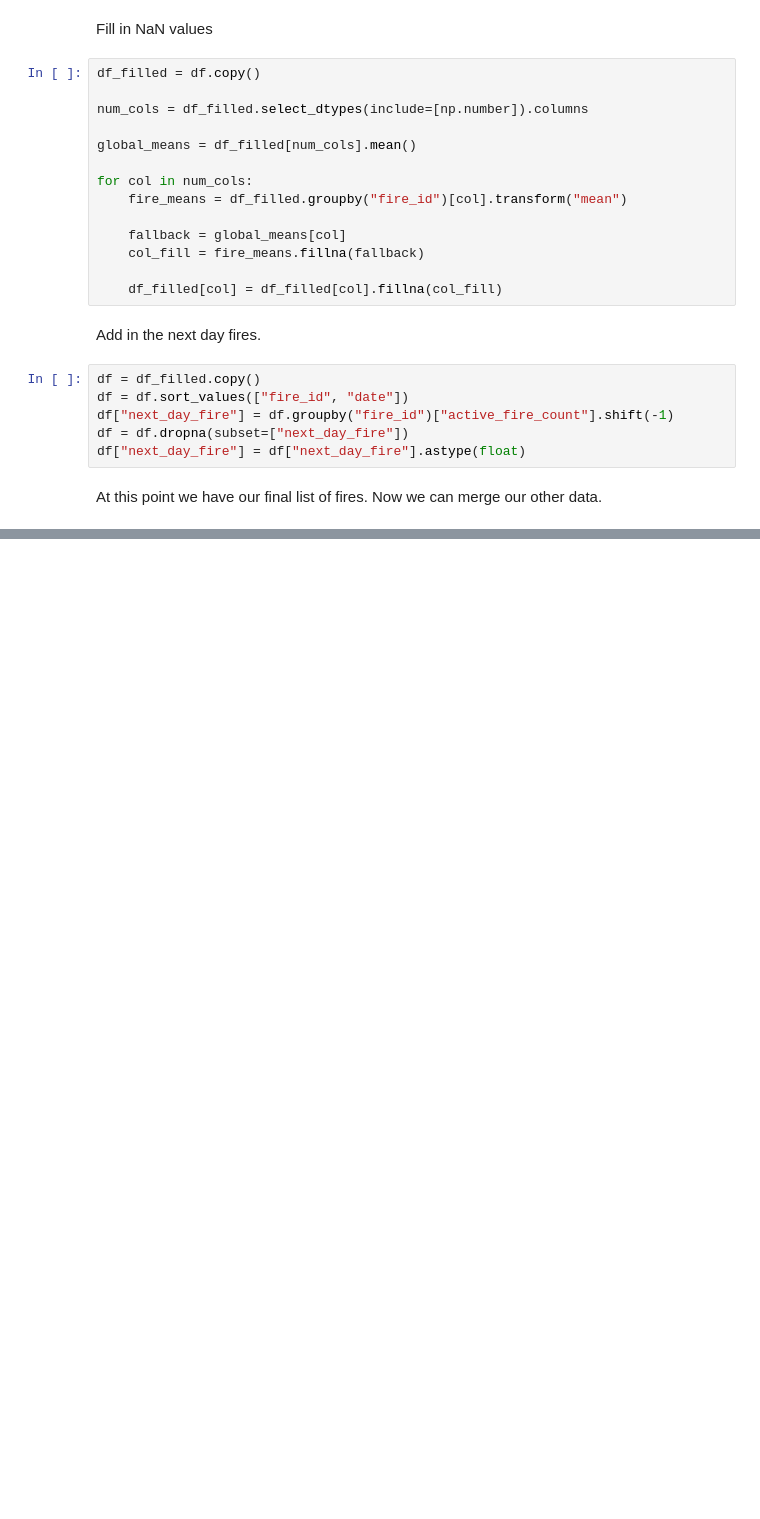
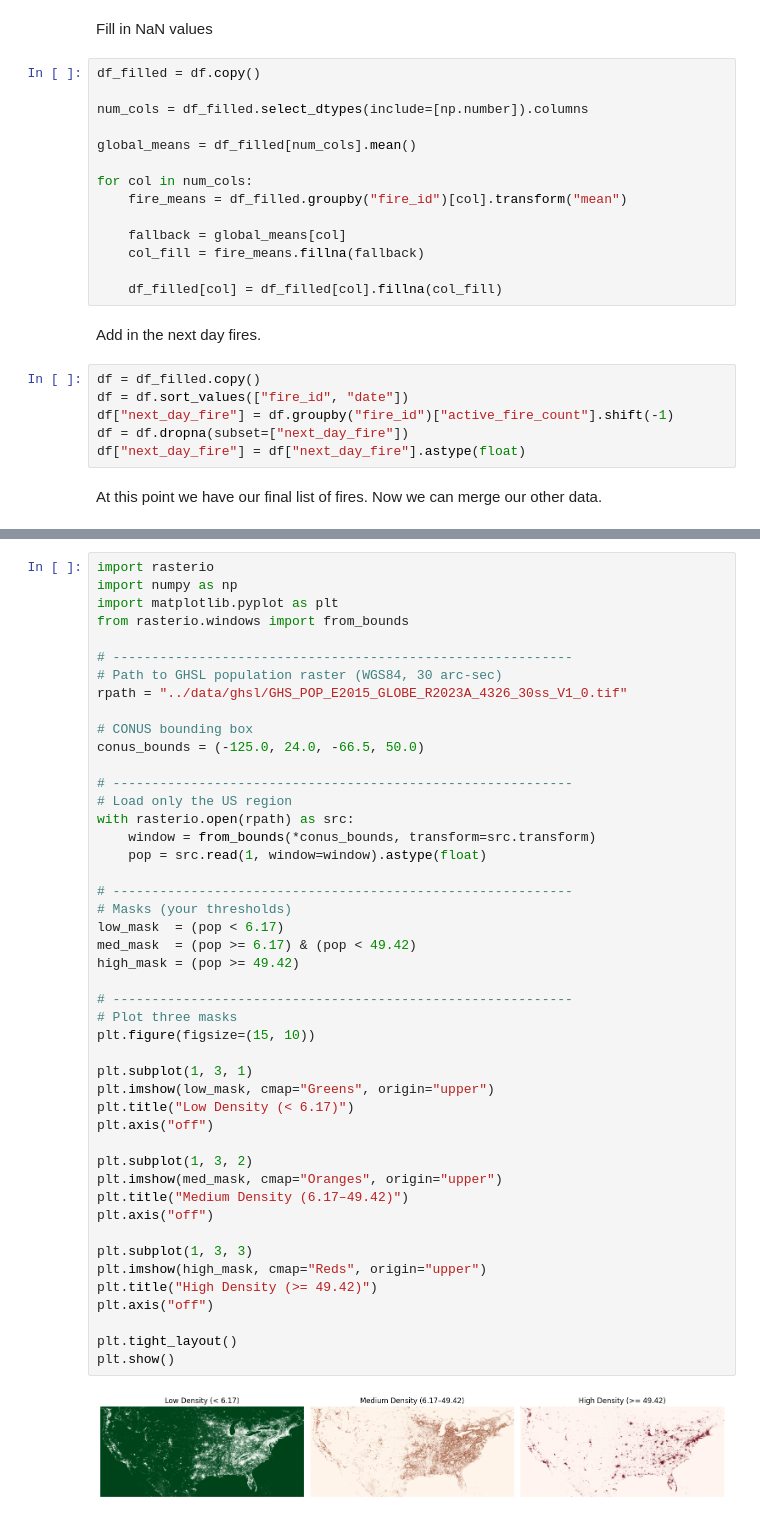
Before and after one commit to lorn-jaeger/wsts-regression, a Jupyter notebook: notebooks/02_processing.ipynb, the cells around one changed output, grey strips where cells are left out. Saved outputs shown, nothing was run; the diff lists cells and outputs as text; blank space fills up the shorter version.

```diff
--- a/notebooks/02_processing.ipynb
+++ b/notebooks/02_processing.ipynb
@@ -123,0 +222,48 @@ KeyboardInterrupt:
+# %%
+import rasterio
+import numpy as np
+import matplotlib.pyplot as plt
+from rasterio.windows import from_bounds
+
+# -----------------------------------------------------------
+# Path to GHSL population raster (WGS84, 30 arc-sec)
+rpath = "../data/ghsl/GHS_POP_E2015_GLOBE_R2023A_4326_30ss_V1_0.tif"
+
+# CONUS bounding box
+conus_bounds = (-125.0, 24.0, -66.5, 50.0)
+
+# -----------------------------------------------------------
+# Load only the US region
+with rasterio.open(rpath) as src:
+    window = from_bounds(*conus_bounds, transform=src.transform)
+    pop = src.read(1, window=window).astype(float)
+
+# -----------------------------------------------------------
+# Masks (your thresholds)
+low_mask  = (pop < 6.17)
+med_mask  = (pop >= 6.17) & (pop < 49.42)
+high_mask = (pop >= 49.42)
+
+# -----------------------------------------------------------
+# Plot three masks
+plt.figure(figsize=(15, 10))
+
+plt.subplot(1, 3, 1)
+plt.imshow(low_mask, cmap="Greens", origin="upper")
+plt.title("Low Density (< 6.17)")
+plt.axis("off")
+
+plt.subplot(1, 3, 2)
+plt.imshow(med_mask, cmap="Oranges", origin="upper")
+plt.title("Medium Density (6.17–49.42)")
+plt.axis("off")
+
+plt.subplot(1, 3, 3)
+plt.imshow(high_mask, cmap="Reds", origin="upper")
+plt.title("High Density (>= 49.42)")
+plt.axis("off")
+
+plt.tight_layout()
+plt.show()
+# %% [output]
+[figure, added]
```
Also changed, not shown: parts of 3 cells of this notebook, 6 other files.
